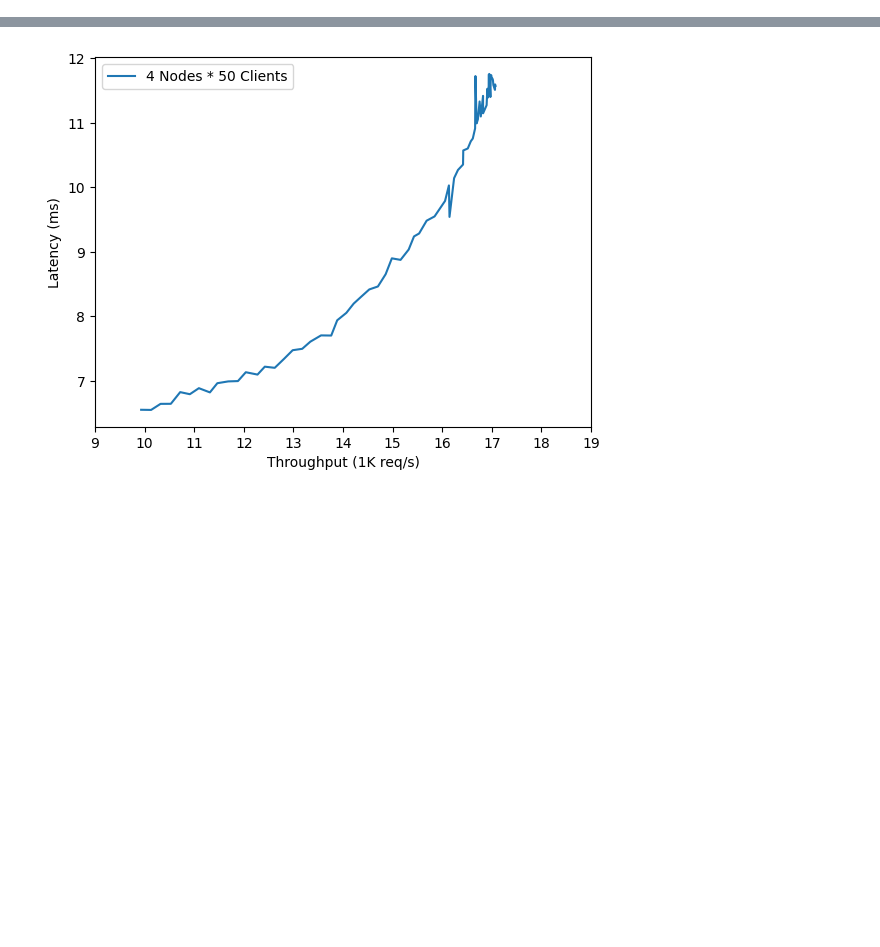
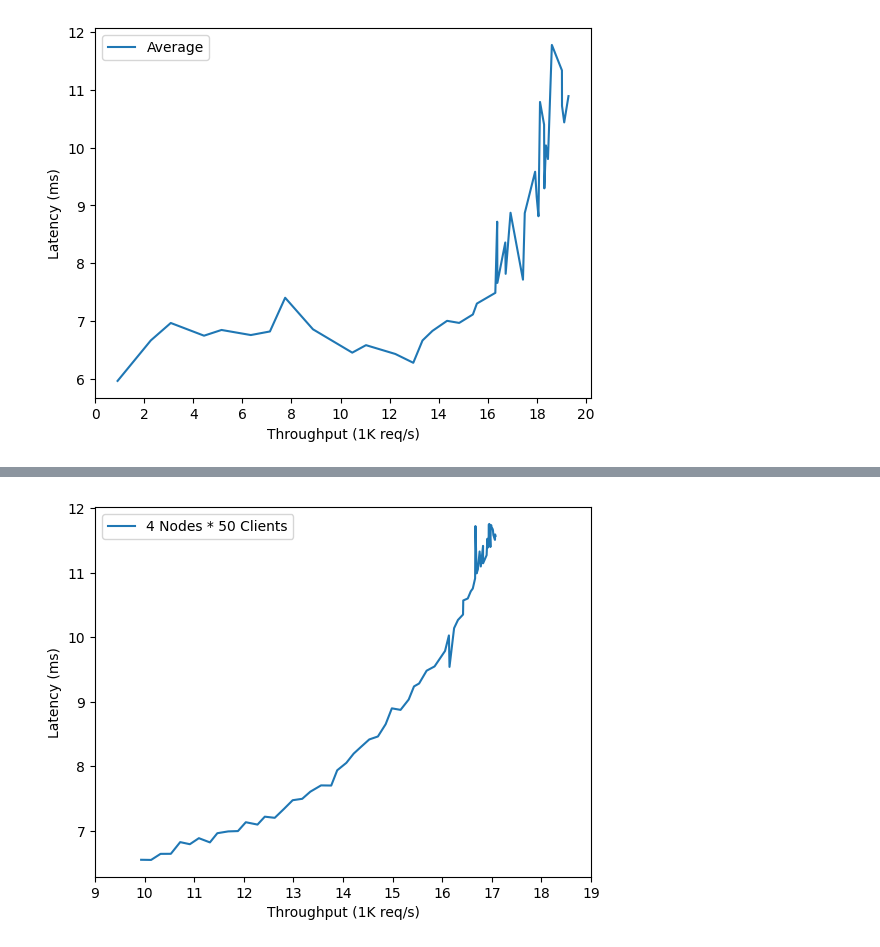
Before and after one commit to princeton-sns/frida, a Jupyter notebook: benchmark_notebook.ipynb, the cells around one changed output, grey strips where cells are left out. Drawn from its saved outputs; the diff is of its cells as text; code cells hidden in the pictures; blank space fills up the shorter version.

```diff
--- a/benchmark_notebook.ipynb
+++ b/benchmark_notebook.ipynb
@@ -180,0 +412,16 @@ Stored 'latencies_clienttest' (list)
+# %%
+throughputs_sorted, avgs_sorted = co_sort(throughputs_real, avgs_real)
+throughputs_sorted, p50s_sorted = co_sort(throughputs_real, p50s_real)
+throughputs_sorted, p90s_sorted = co_sort(throughputs_real, p90s_real)
+throughputs_sorted, p99s_sorted = co_sort(throughputs_real, p99s_real)
+plt.plot(np.array(throughputs_sorted)/1000.0, avgs_sorted, label="Average")
+# plt.plot(np.array(throughputs_sorted)/1000.0, p50s_sorted, label="50th")
+# plt.plot(np.array(throughputs_sorted)/1000.0, p90s_sorted, label="90th")
+# plt.plot(np.array(throughputs_sorted)/1000.0, p99s_sorted, label="99th")
+plt.xticks(np.arange(0, 22, step = 2))
+plt.xlabel("Throughput (1K req/s)")
+plt.ylabel("Latency (ms)")
+plt.legend()
+plt.show()
+# %% [output]
+[figure, added]
```
Also changed, not shown: parts of 33 cells of this notebook, 4 other files.
